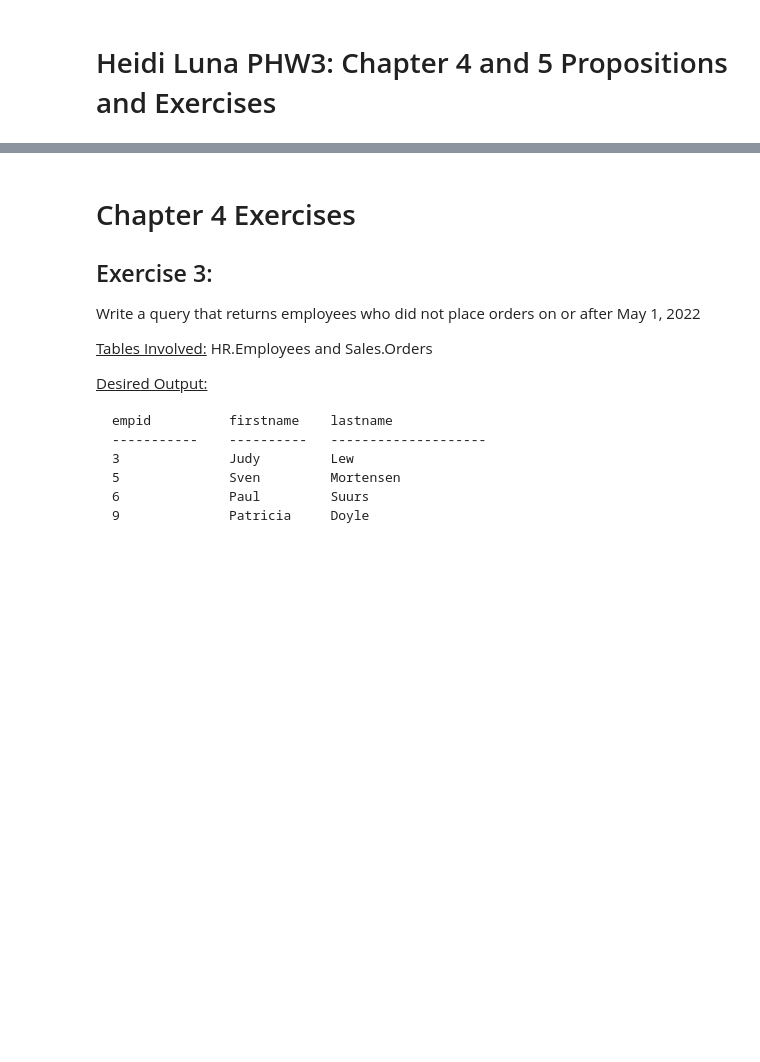
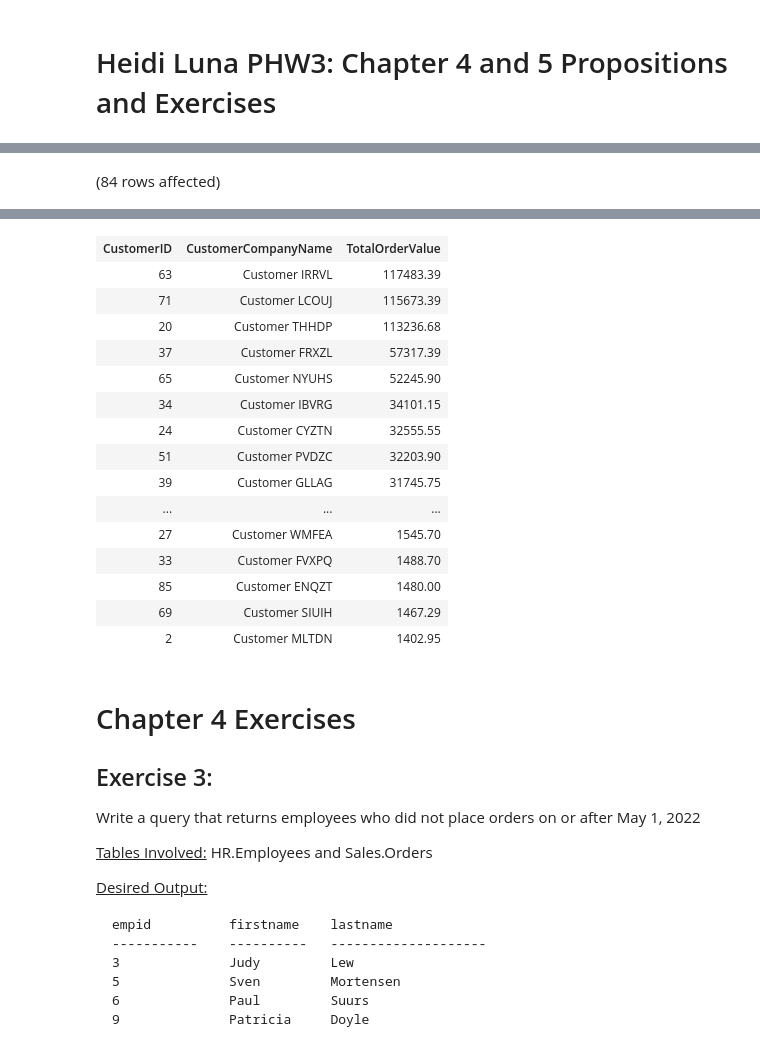
Before and after one commit to Inder3428/Group_2_CSCI381, a Jupyter notebook: Heidi Luna/G381_2_HW3_HeidiLuna.ipynb, the cells around one changed output, grey strips where cells are left out. Saved outputs shown, nothing was run; the diff lists cells and outputs as text; code cells hidden in the pictures; blank space fills up the shorter version.

```diff
--- a/Heidi Luna/G381_2_HW3_HeidiLuna.ipynb
+++ b/Heidi Luna/G381_2_HW3_HeidiLuna.ipynb
@@ -2,0 +513,16 @@
+# %%
+USE Northwinds2022TSQLV7;
+
+WITH CustomerOrderTotals AS (
+    SELECT C.CustomerID, C.CustomerCompanyName, SUM(OD.UnitPrice * OD.Quantity) AS TotalOrderValue
+    FROM  Sales.Customer C
+    JOIN Sales.[Order] O ON C.CustomerID = O.CustomerID
+    JOIN Sales.OrderDetail OD ON O.OrderID = OD.OrderID
+    GROUP BY  C.CustomerID, C.CustomerCompanyName )
+
+SELECT  CustomerID, CustomerCompanyName, TotalOrderValue
+FROM CustomerOrderTotals
+WHERE TotalOrderValue > 1000  -- Example filter for total order value
+ORDER BY TotalOrderValue DESC;
+# %% [output]
+(84 rows affected)
@@ -3,3 +530,19 @@
+| CustomerID | CustomerCompanyName | TotalOrderValue |
+| 63 | Customer IRRVL | 117483.39 |
+| 71 | Customer LCOUJ | 115673.39 |
+| 20 | Customer THHDP | 113236.68 |
+| 37 | Customer FRXZL | 57317.39 |
+| 65 | Customer NYUHS | 52245.90 |
+| 34 | Customer IBVRG | 34101.15 |
+| 24 | Customer CYZTN | 32555.55 |
+| 51 | Customer PVDZC | 32203.90 |
+| 39 | Customer GLLAG | 31745.75 |
+| ... | ... | ... |
+| 27 | Customer WMFEA | 1545.70 |
+| 33 | Customer FVXPQ | 1488.70 |
+| 85 | Customer ENQZT | 1480.00 |
+| 69 | Customer SIUIH | 1467.29 |
+| 2 | Customer MLTDN | 1402.95 |
 # %% [markdown]
 # Chapter 4 Exercises
 
```
Also changed, not shown: parts of 16 cells of this notebook, 1 other file.
